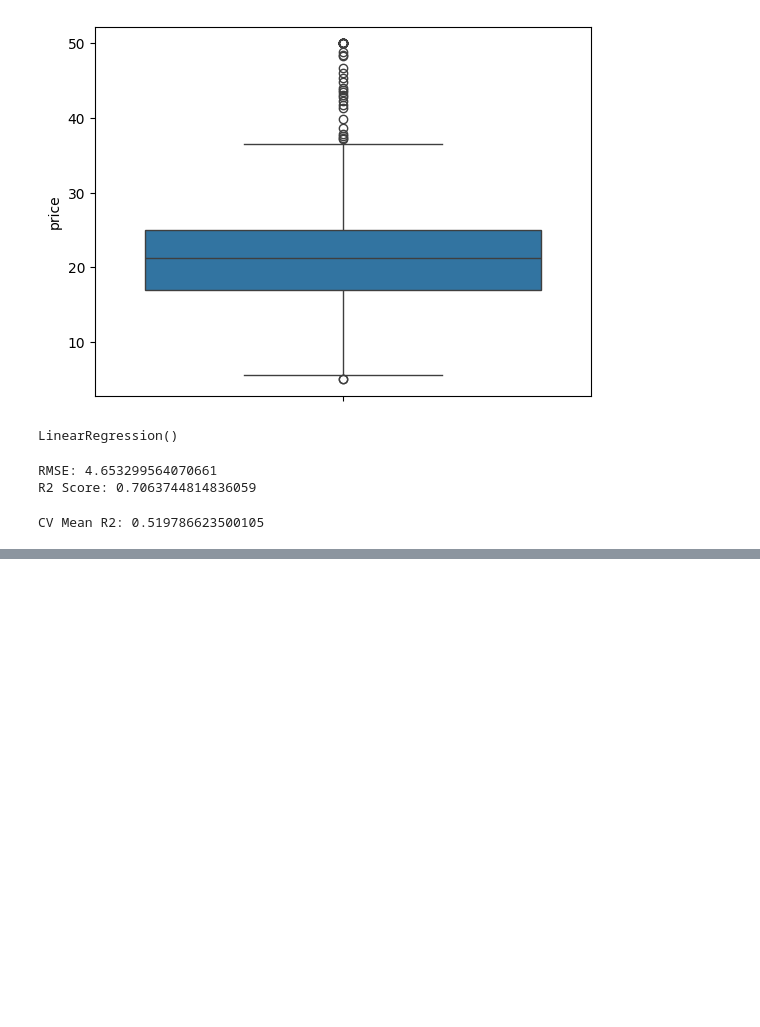
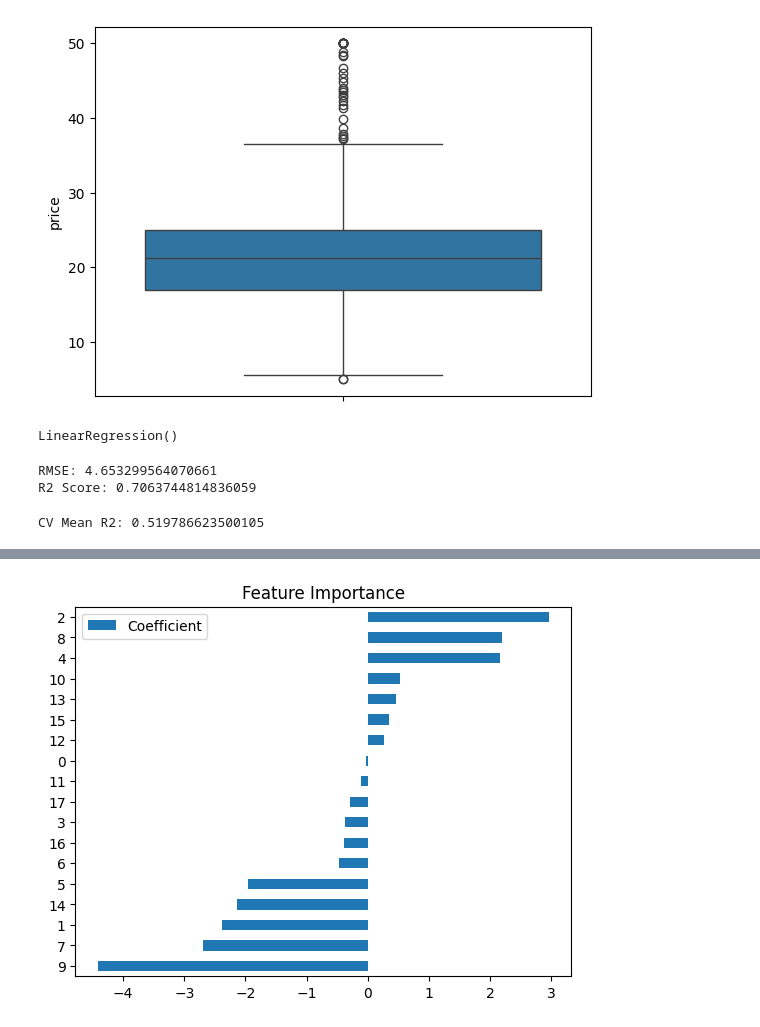
Before and after one commit to Ebin21/ML, a Jupyter notebook: House_Price2.ipynb, the cells around one changed output, grey strips where cells are left out. Saved outputs shown, nothing was run; the diff lists cells and outputs as text; code cells hidden in the pictures; blank space fills up the shorter version.

```diff
--- a/House_Price2.ipynb
+++ b/House_Price2.ipynb
@@ -120,0 +153,13 @@ CV Mean R2: 0.519786623500105
+# %%
+import pandas as pd
+
+coeff_df = pd.DataFrame({
+    "Feature": X.columns,
+    "Coefficient": model.coef_
+})
+
+coeff_df.sort_values(by="Coefficient").plot(kind='barh')
+plt.title("Feature Importance")
+plt.show()
+# %% [output]
+[figure, added]
```
Also changed, not shown: parts of 3 cells of this notebook.
